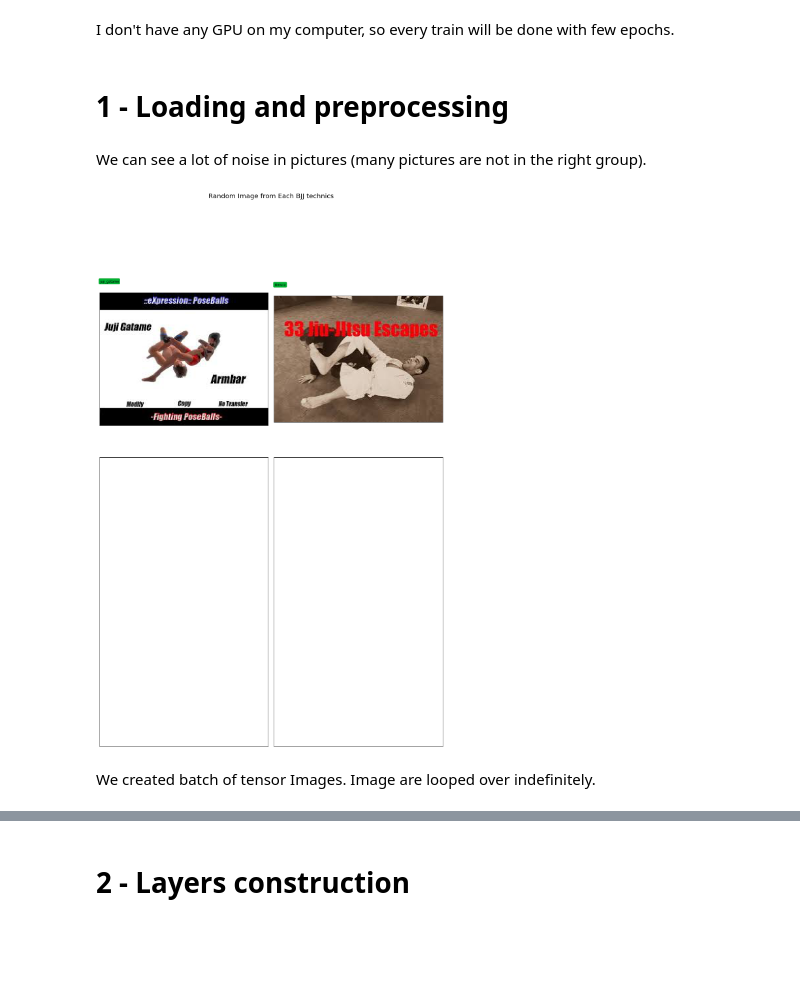
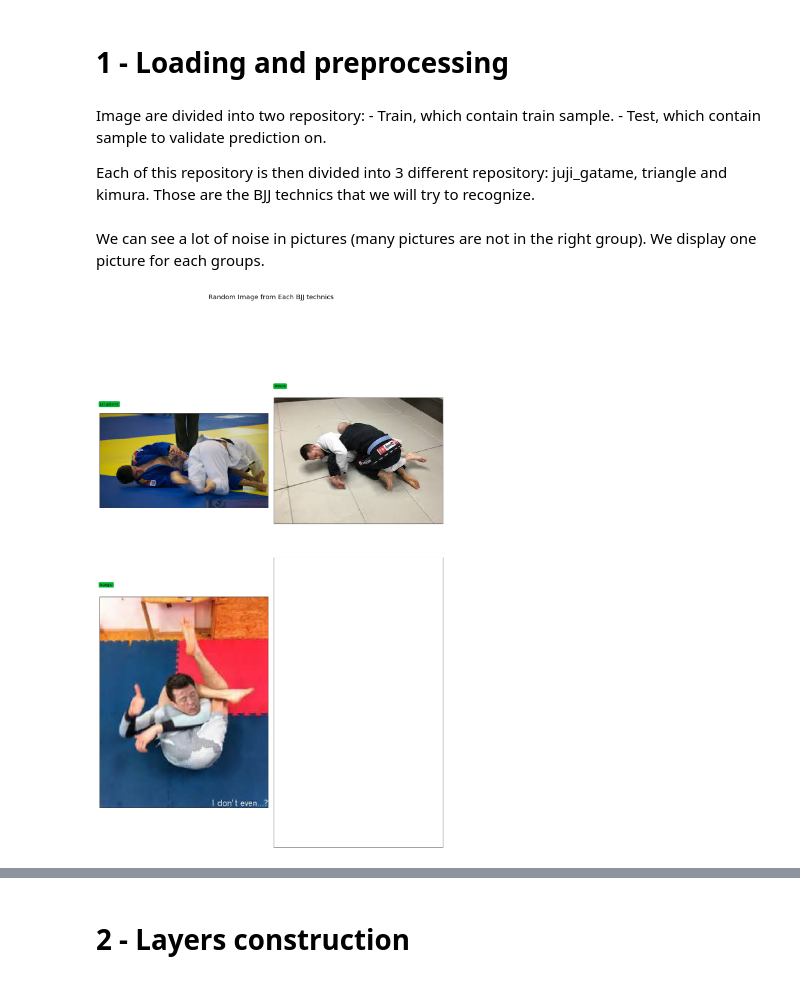
Before and after one commit to thibaultbl/Image_classification, a Jupyter notebook: Image_classification.ipynb, the cells around one changed output, grey strips where cells are left out. Cells and saved outputs as stored; diff of their text form; code cells hidden in the pictures; blank space fills up the shorter version.

```diff
--- a/Image_classification.ipynb
+++ b/Image_classification.ipynb
@@ -16,7 +25,11 @@ import ipywidgets as widgets
-# %% [markdown]
-I don't have any GPU on my computer, so every train will be done with few epochs.
 # %% [markdown]
 # 1 - Loading and preprocessing
+# %% [markdown]
+Image are divided into two repository:
+    - Train, which contain train sample.
+    - Test, which contain sample to validate prediction on.
+
+Each of this repository is then divided into 3 different repository: juji_gatame, triangle and kimura. Those are the BJJ technics that we will try to recognize.
 # %%
 # dimensions of our images.
 img_width, img_height = 150, 150
@@ -24,32 +37,30 @@ img_width, img_height = 150, 150
 train_data_dir = '/home/thibault/Documents/TensorFlow/workspace/bjj_photos/train/'
 validation_data_dir = '/home/thibault/Documents/TensorFlow/workspace/bjj_photos/test/'
 # %% [markdown]
-We can see a lot of noise in pictures (many pictures are not in the right group).
+We can see a lot of noise in pictures (many pictures are not in the right group). We display one picture for each groups.
 # %%
 root_dir = '/home/thibault/Documents/TensorFlow/workspace/bjj_photos/train/'
 rows = 2
 cols = 2
 fig, ax = plt.subplots(rows, cols, frameon=False, figsize=(15, 25))
 fig.suptitle('Random Image from Each BJJ technics', fontsize=20)
-sorted_food_dirs = sorted(os.listdir(root_dir))
+sorted_bjj_dirs = sorted(os.listdir(root_dir))
 for i in range(rows):
     for j in range(cols):
         try:
-            food_dir = sorted_food_dirs[i*cols + j]
+            bjj_dir = sorted_bjj_dirs[i*cols + j]
         except:
             break
-        all_files = os.listdir(os.path.join(root_dir, food_dir))
+        all_files = os.listdir(os.path.join(root_dir, bjj_dir))
         rand_img = np.random.choice(all_files)
-        img = plt.imread(os.path.join(root_dir, food_dir, rand_img))
+        img = plt.imread(os.path.join(root_dir, bjj_dir, rand_img))
         ax[i][j].imshow(img)
         ec = (0, .6, .1)
         fc = (0, .7, .2)
-        ax[i][j].text(0, -20, food_dir, size=10, rotation=0,
+        ax[i][j].text(0, -20, bjj_dir, size=10, rotation=0,
                 ha="left", va="top",
                 bbox=dict(boxstyle="round", ec=ec, fc=fc))
 plt.setp(ax, xticks=[], yticks=[])
 plt.tight_layout(rect=[0, 0.03, 1, 0.95])
 # %% [output]
-[figure, old version]
+[figure, new version]
-# %% [markdown]
-We created batch of tensor Images. Image are looped over indefinitely.
```
Also changed, not shown: parts of 6 cells of this notebook.
